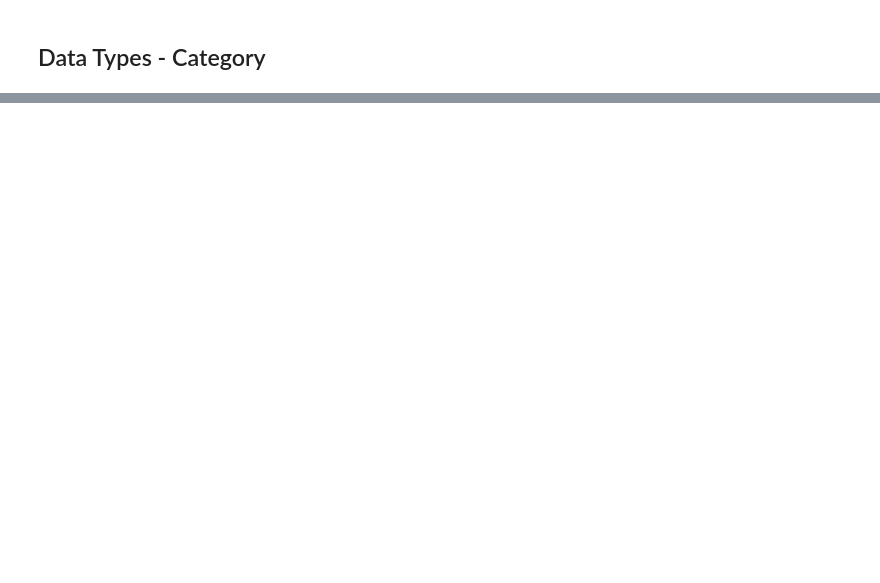
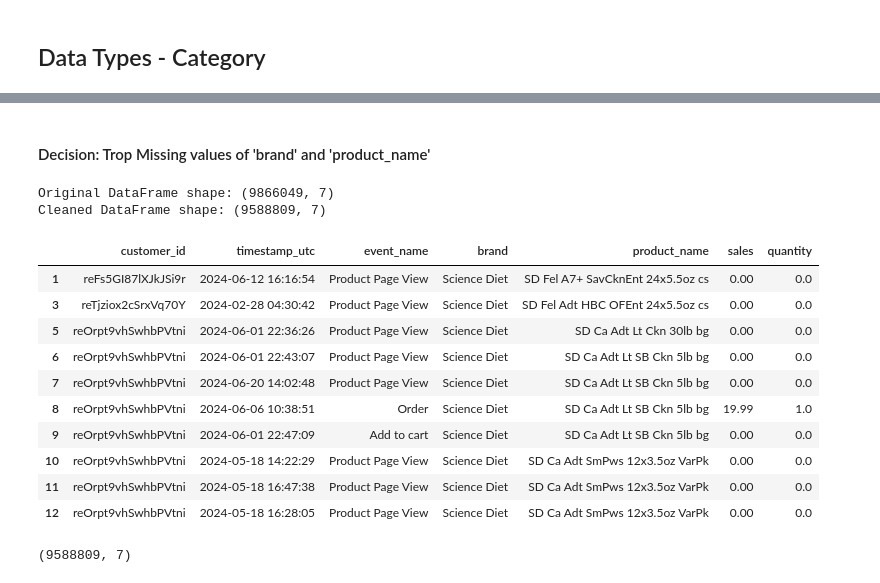
Before and after one commit to nguibe/Pet-food, a Jupyter notebook: lennart_data_cleaning_retailer.ipynb, the cells around one changed output, grey strips where cells are left out. Cells and saved outputs as stored; diff of their text form; code cells hidden in the pictures; blank space fills up the shorter version.

```diff
--- a/lennart_data_cleaning_retailer.ipynb
+++ b/lennart_data_cleaning_retailer.ipynb
@@ -444,0 +478,30 @@ plt.show()
+# %% [markdown]
+#### Decision: Trop Missing values of 'brand' and 'product_name'
+# %%
+# Drop rows where 'brand' or 'product_name' is missing
+df_retailer_cleaned = df_retailer.dropna(subset=['brand', 'product_name'])
+
+# Print the shape of the original and cleaned DataFrame to compare
+print(f"Original DataFrame shape: {df_retailer.shape}")
+print(f"Cleaned DataFrame shape: {df_retailer_cleaned.shape}")
+# %% [output]
+Original DataFrame shape: (9866049, 7)
+Cleaned DataFrame shape: (9588809, 7)
+# %%
+display(df_retailer_cleaned.head(10))
+# %% [output]
+|  | customer_id | timestamp_utc | event_name | brand | product_name | sales | quantity |
+| 1 | reFs5GI87lXJkJSi9r | 2024-06-12 16:16:54 | Product Page View | Science Diet | SD Fel A7+ SavCknEnt 24x5.5oz cs | 0.00 | 0.0 |
+| 3 | reTjziox2cSrxVq70Y | 2024-02-28 04:30:42 | Product Page View | Science Diet | SD Fel Adt HBC OFEnt 24x5.5oz cs | 0.00 | 0.0 |
+| 5 | reOrpt9vhSwhbPVtni | 2024-06-01 22:36:26 | Product Page View | Science Diet | SD Ca Adt Lt Ckn 30lb bg | 0.00 | 0.0 |
+| 6 | reOrpt9vhSwhbPVtni | 2024-06-01 22:43:07 | Product Page View | Science Diet | SD Ca Adt Lt SB Ckn 5lb bg | 0.00 | 0.0 |
+| 7 | reOrpt9vhSwhbPVtni | 2024-06-20 14:02:48 | Product Page View | Science Diet | SD Ca Adt Lt SB Ckn 5lb bg | 0.00 | 0.0 |
+| 8 | reOrpt9vhSwhbPVtni | 2024-06-06 10:38:51 | Order | Science Diet | SD Ca Adt Lt SB Ckn 5lb bg | 19.99 | 1.0 |
+| 9 | reOrpt9vhSwhbPVtni | 2024-06-01 22:47:09 | Add to cart | Science Diet | SD Ca Adt Lt SB Ckn 5lb bg | 0.00 | 0.0 |
+| 10 | reOrpt9vhSwhbPVtni | 2024-05-18 14:22:29 | Product Page View | Science Diet | SD Ca Adt SmPws 12x3.5oz VarPk | 0.00 | 0.0 |
+| 11 | reOrpt9vhSwhbPVtni | 2024-05-18 16:47:38 | Product Page View | Science Diet | SD Ca Adt SmPws 12x3.5oz VarPk | 0.00 | 0.0 |
+| 12 | reOrpt9vhSwhbPVtni | 2024-05-18 16:28:05 | Product Page View | Science Diet | SD Ca Adt SmPws 12x3.5oz VarPk | 0.00 | 0.0 |
+# %%
+df_retailer_cleaned.shape
+# %% [output]
+(9588809, 7)
```
Also changed, not shown: parts of 9 cells of this notebook.
